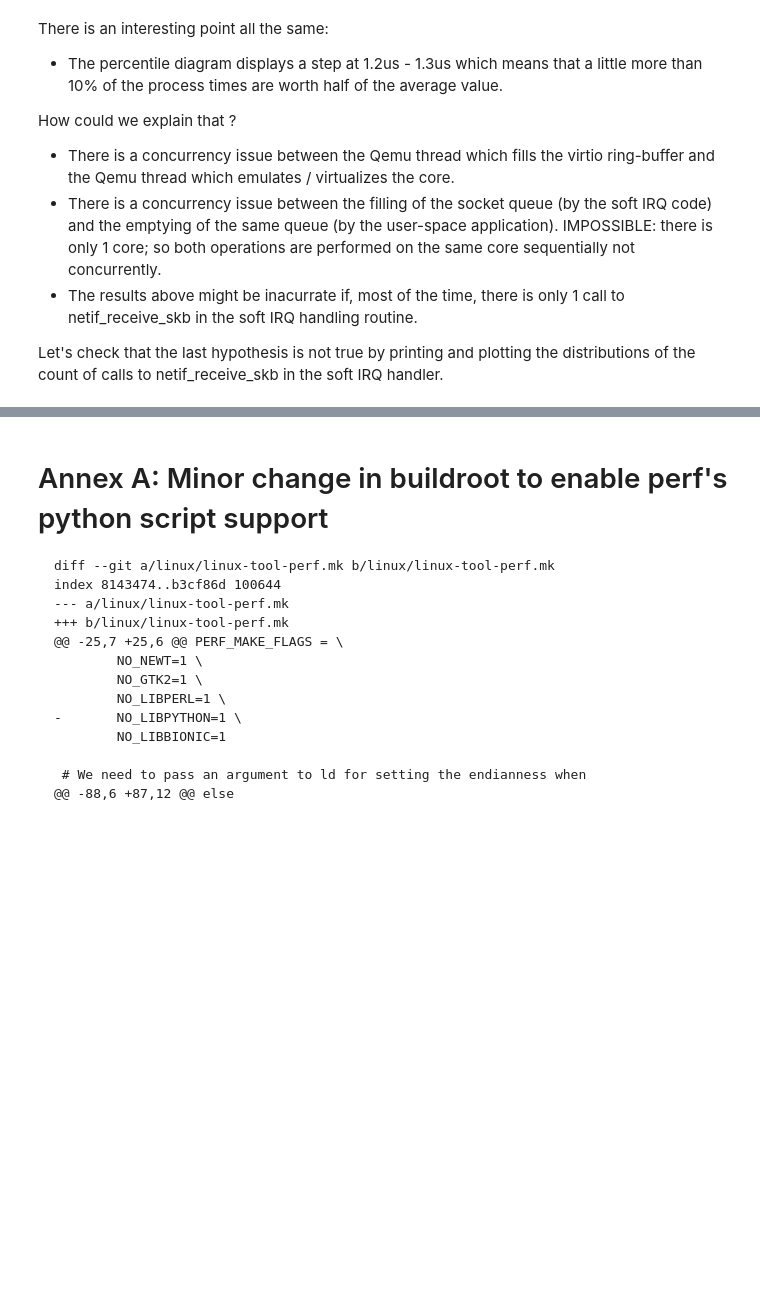
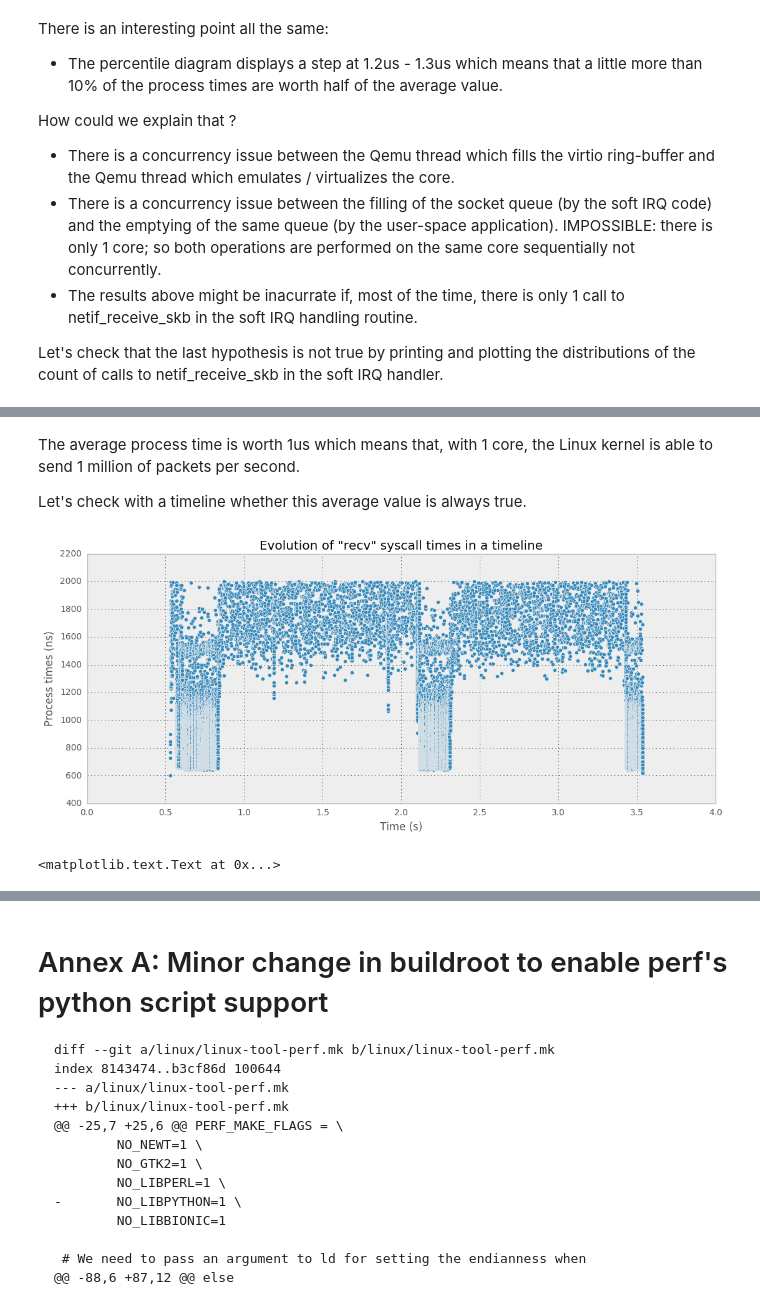
Before and after one commit to aberlemont/notes-on-linux-and-performance, a Jupyter notebook: net/network_reception_part1.ipynb, the cells around one changed output, grey strips where cells are left out. Drawn from its saved outputs; the diff is of its cells as text; code cells hidden in the pictures; blank space fills up the shorter version.

```diff
--- a/net/network_reception_part1.ipynb
+++ b/net/network_reception_part1.ipynb
@@ -440,0 +522,34 @@ Name: duration, dtype: float64
+# %% [markdown]
+The average process time is worth 1us which means that, with 1 core, the Linux kernel is able to send 1 million of packets per second.
+
+Let's check with a timeline whether this average value is always true.
+# %%
+# Create a pandas dataframe starting from the tracepoint archives
+# (converted into csv format)
+fname = '/home/alexis/workspace/tmp_public/recv_1core_ms100.csv'
+df = pd.read_csv(fname)
+# Let's convert absolute timestamps into relative ones for convenience
+df.nsecs -= df.nsecs.iloc[0]
+# Let's use an internal function of linux-perf-stats to calculate
+# delays between 2 dataframe rows; this function expects a column
+# "nsecs" and will create a new column "duration"
+df = lps.event_interval._add_intervals(df)
+# Select:
+# * Only the rows which corresponds to 2 contiguous
+#   net:netif_receive_skb events (or dataframe lines)
+# * Only the delays below 3.5us so as to zoom on the interesting area
+selection = \
+    (df.event == 'raw_syscalls__sys_enter') & \
+    (df.next_event == 'raw_syscalls__sys_enter') & \
+    (df.comm == 'netserver') & \
+    (df.duration < 2000)
+df = df.loc[selection]
+# Plot the result:
+df['secs'] = df.nsecs / 1e9
+plot = df.plot.scatter(x='secs', y='duration')
+plot.set_title('Evolution of "recv" syscall times in a timeline')
+plot.set_ylabel('Process times (ns)')
+plot.set_xlabel('Time (s)')
+# %% [output]
+[figure, added]
+<matplotlib.text.Text at 0x...>
```
Also changed, not shown: parts of 13 cells of this notebook.
